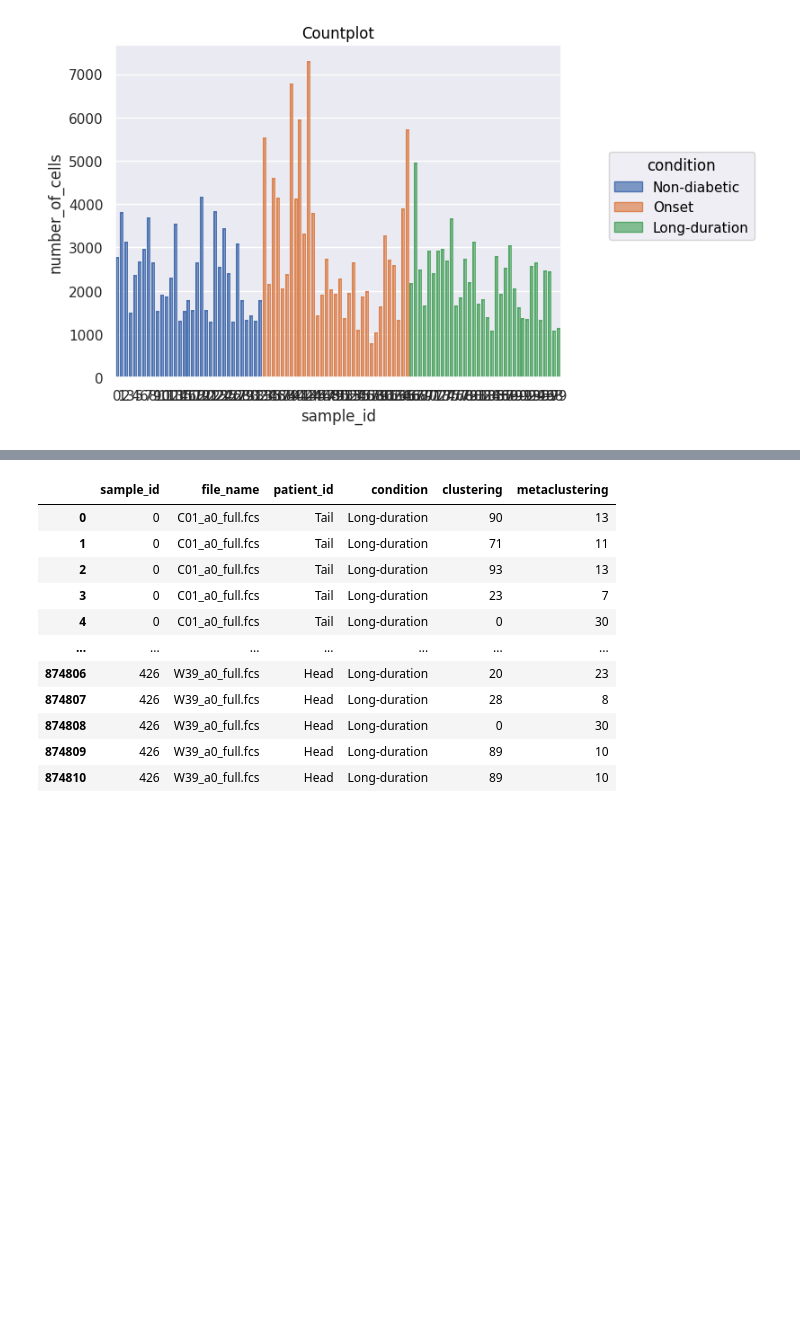
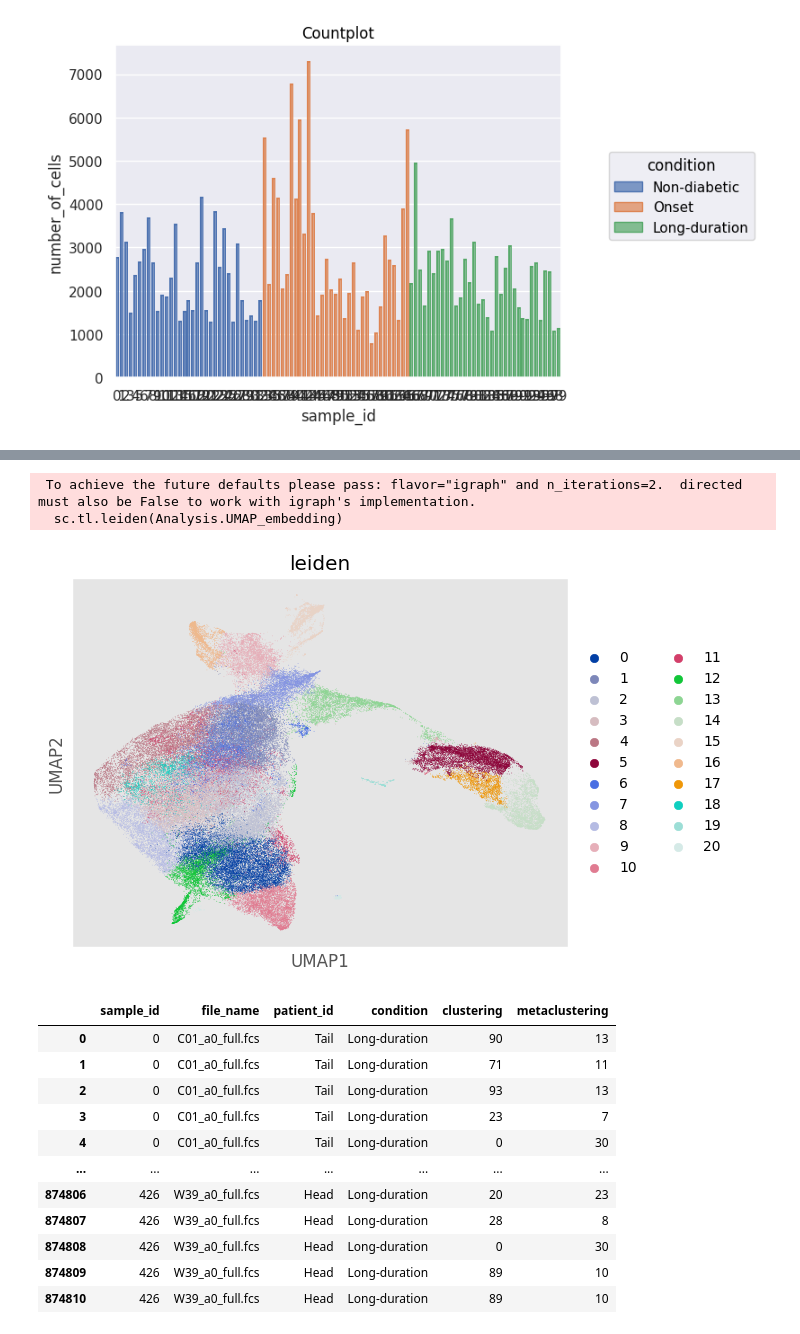
Before and after one commit to BenCaiello/PalmettoBUG, a Jupyter notebook: notebooks/replicatePapers/Damond-etal-Bodenmiller-2019-T1DPancreas/TestPancreaticPaper.ipynb, the cells around one changed output, grey strips where cells are left out. Cells and saved outputs as stored; diff of their text form; code cells hidden in the pictures; blank space fills up the shorter version.

```diff
--- a/notebooks/replicatePapers/Damond-etal-Bodenmiller-2019-T1DPancreas/TestPancreaticPaper.ipynb
+++ b/notebooks/replicatePapers/Damond-etal-Bodenmiller-2019-T1DPancreas/TestPancreaticPaper.ipynb
@@ -400,3 +323,11 @@ Meta-cluster 1: PTPRN, IAPP ---> islet: beta
+# %%
+sc.tl.leiden(Analysis.UMAP_embedding)
+
+sc.pl.umap(Analysis.UMAP_embedding, color = 'leiden')
+# %% [output]
+ To achieve the future defaults please pass: flavor="igraph" and n_iterations=2.  directed must also be False to work with igraph's implementation.
+  sc.tl.leiden(Analysis.UMAP_embedding)
+[figure, added]
 # %%
 ## now annotate data
 numbers = [str(i) for i in range(1,21,1)]
```
Also changed, not shown: parts of 31 cells of this notebook, 2 other files.
